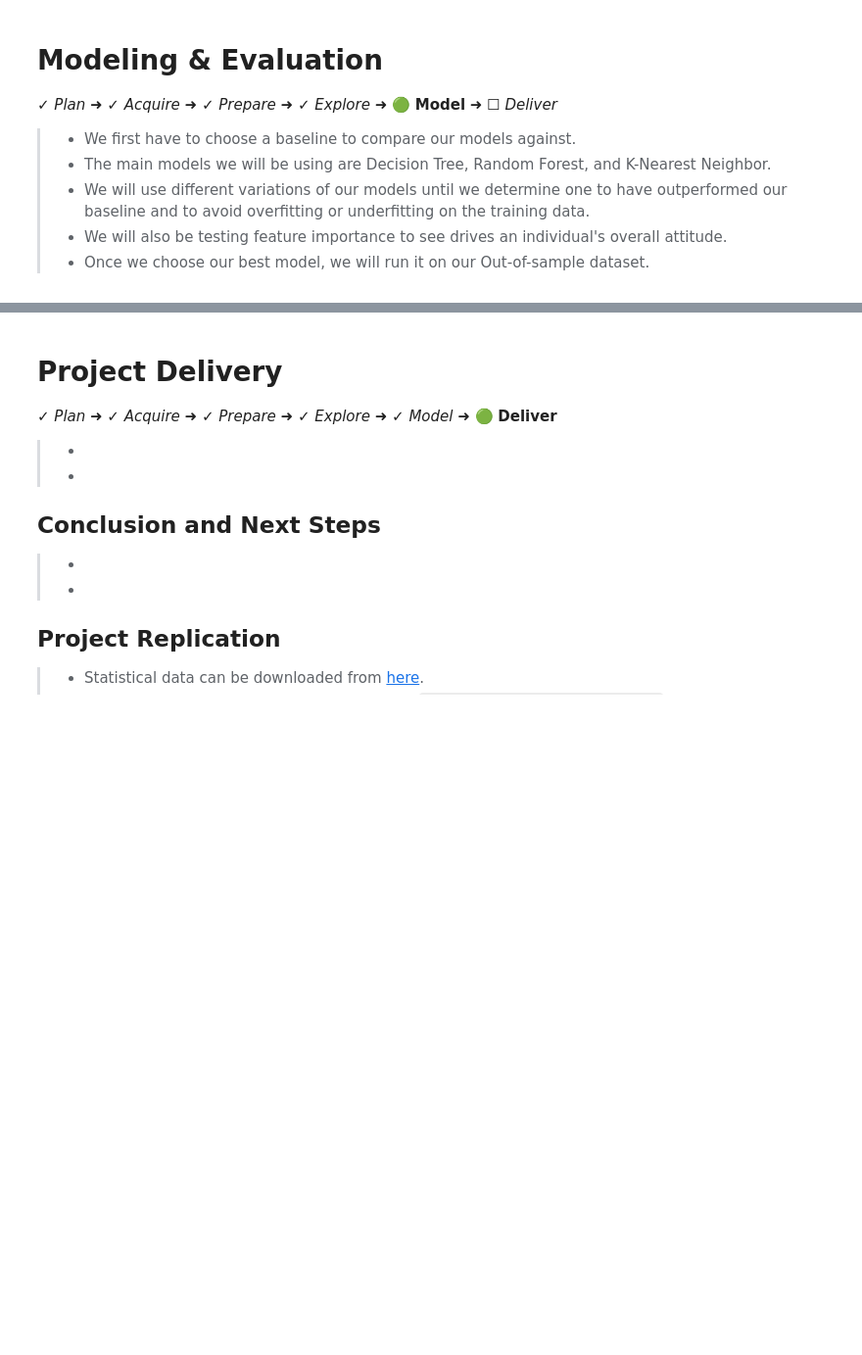
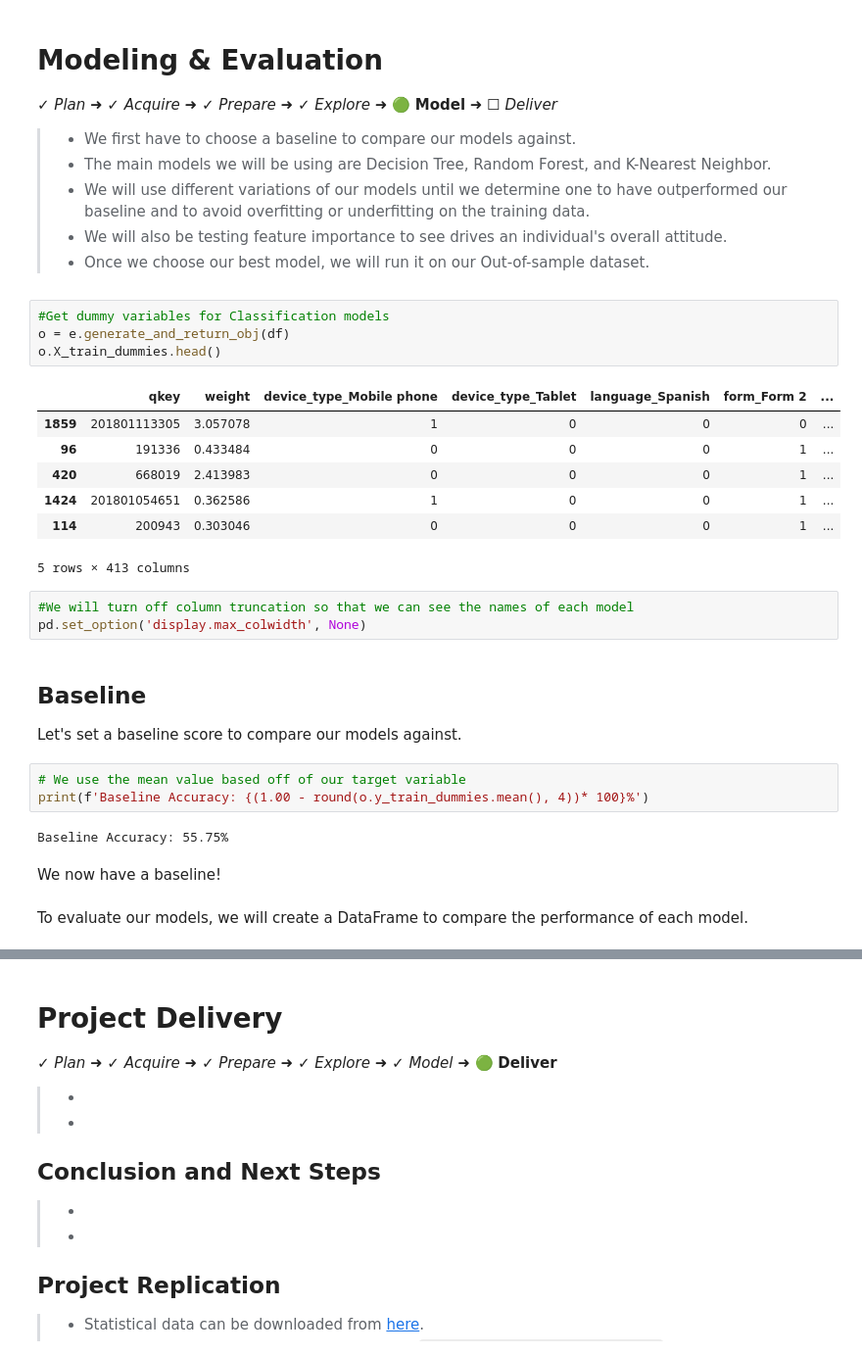
Before and after one commit to american-perspectives-capstone/american-attitudes, a Jupyter notebook: final_notebook.ipynb, the cells around one changed output, grey strips where cells are left out. Shown at 98% size. Cells and saved outputs as stored; diff of their text form; blank space fills up the shorter version.

```diff
--- a/final_notebook.ipynb
+++ b/final_notebook.ipynb
@@ -740,3 +755,31 @@ train.shape, validate.shape, test.shape
 > - We will use different variations of our models until we determine one to have outperformed our baseline and to avoid overfitting or underfitting on the training data.
 > - We will also be testing feature importance to see drives an individual's overall attitude.
 > - Once we choose our best model, we will run it on our Out-of-sample dataset.
+# %%
+#Get dummy variables for Classification models
+o = e.generate_and_return_obj(df)
+o.X_train_dummies.head()
+# %% [output]
+|  | qkey | weight | device_type_Mobile phone | device_type_Tablet | language_Spanish | form_Form 2 | ... |
+| 1859 | 201801113305 | 3.057078 | 1 | 0 | 0 | 0 | ... |
+| 96 | 191336 | 0.433484 | 0 | 0 | 0 | 1 | ... |
+| 420 | 668019 | 2.413983 | 0 | 0 | 0 | 1 | ... |
+| 1424 | 201801054651 | 0.362586 | 1 | 0 | 0 | 1 | ... |
+| 114 | 200943 | 0.303046 | 0 | 0 | 0 | 1 | ... |
+5 rows × 413 columns
+# %%
+#We will turn off column truncation so that we can see the names of each model
+pd.set_option('display.max_colwidth', None)
+# %% [markdown]
+<a name='baseline'></a>
+## Baseline
+Let's set a baseline score to compare our models against.
+# %%
+# We use the mean value based off of our target variable
+print(f'Baseline Accuracy: {(1.00 - round(o.y_train_dummies.mean(), 4))* 100}%')
+# %% [output]
+Baseline Accuracy: 55.75%
+# %% [markdown]
+We now have a baseline!
+# %% [markdown]
+To evaluate our models, we will create a DataFrame to compare the performance of each model.
```
Also changed, not shown: parts of 47 cells of this notebook.
